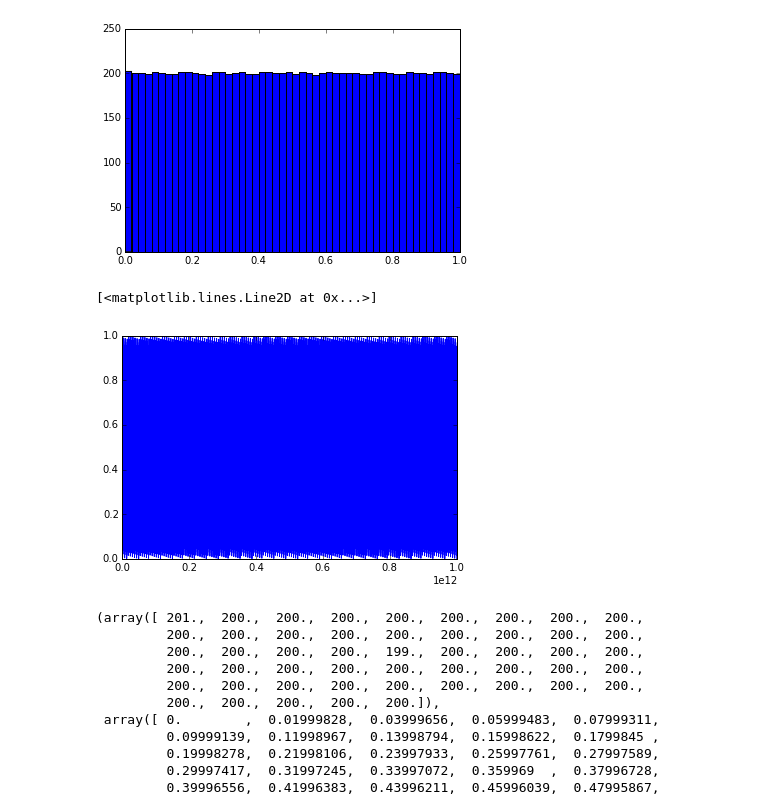
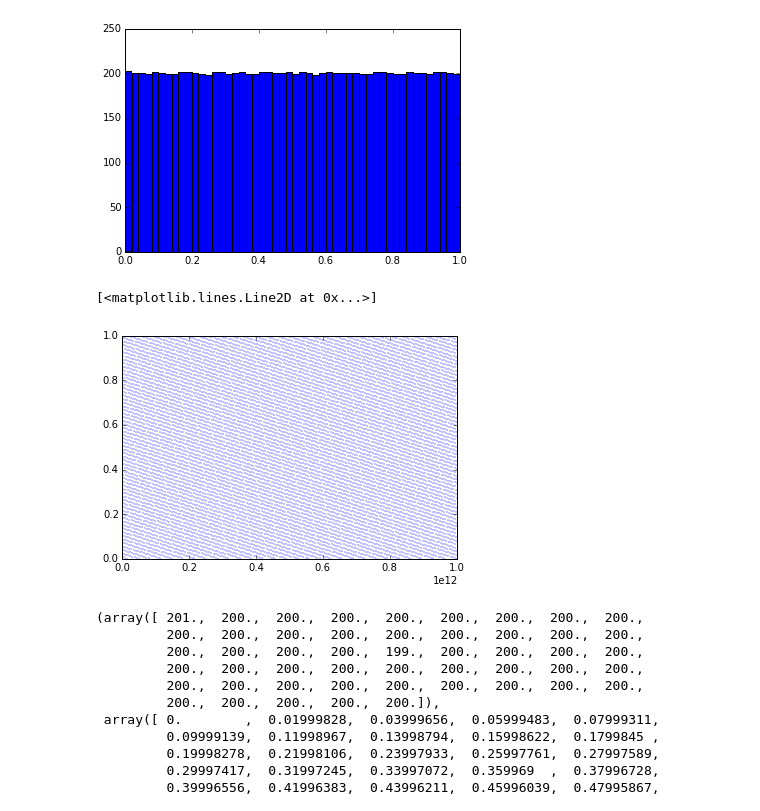
Before and after one commit to wpmackay/Python, a Jupyter notebook: Notes/Week 10 Notes.ipynb, the cells around one changed output. Drawn from its saved outputs; the diff is of its cells as text; code cells hidden in the pictures.

```diff
--- a/Notes/Week 10 Notes.ipynb
+++ b/Notes/Week 10 Notes.ipynb
@@ -38,10 +38,10 @@ hist(x,50)
  <a list of 50 Patch objects>)
 [figure]
 # %%
-plot(k,x,ms=1)
+plot(k,x,'b.',ms=1)
 # %% [output]
 [<matplotlib.lines.Line2D at 0x...>]
-[figure, old version]
+[figure, new version]
 # %%
 def randu(k, a=2**16+3, m=2**31):
     k=a*k%m
```
Also changed, not shown: parts of 12 cells of this notebook, 1 other file.
